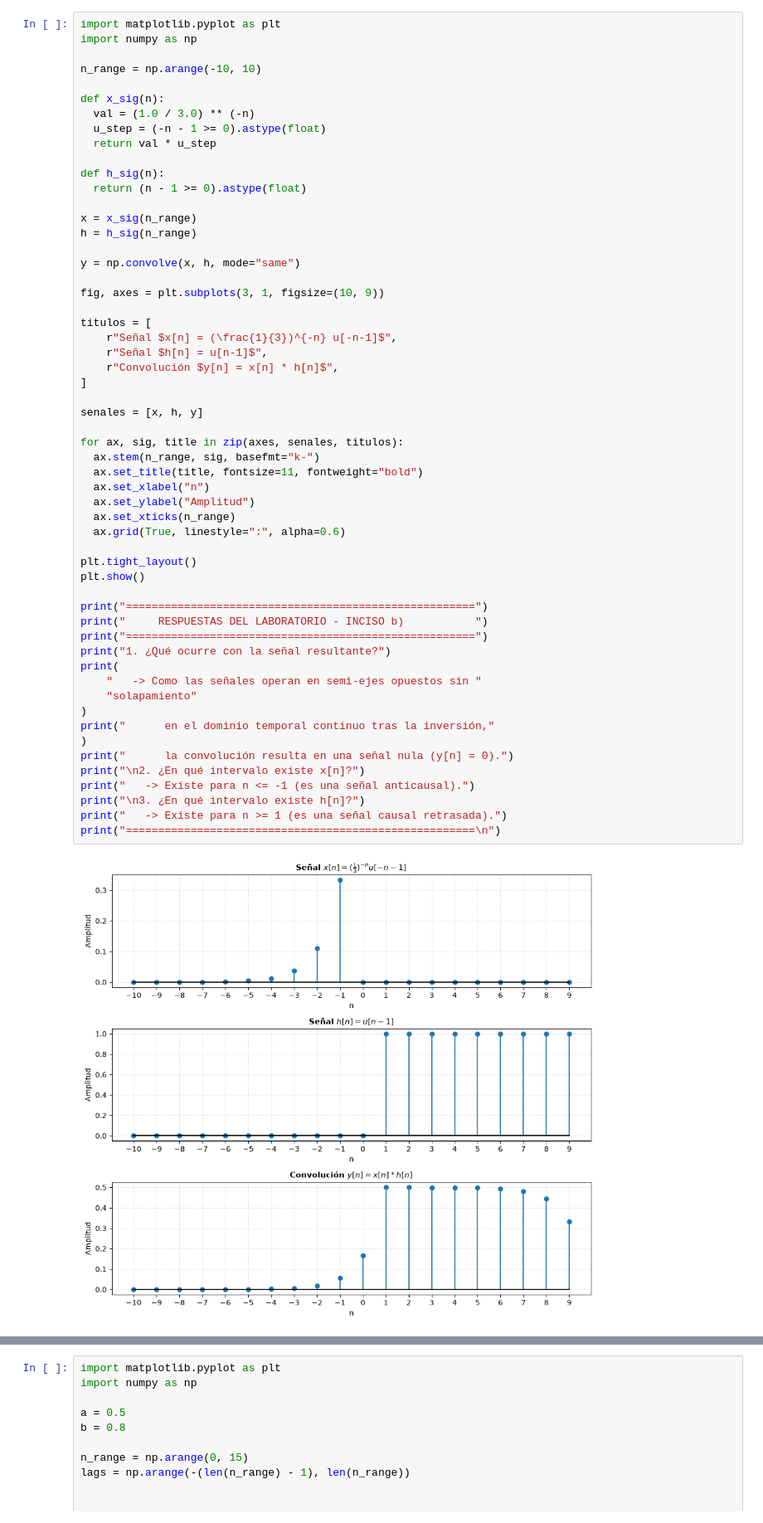
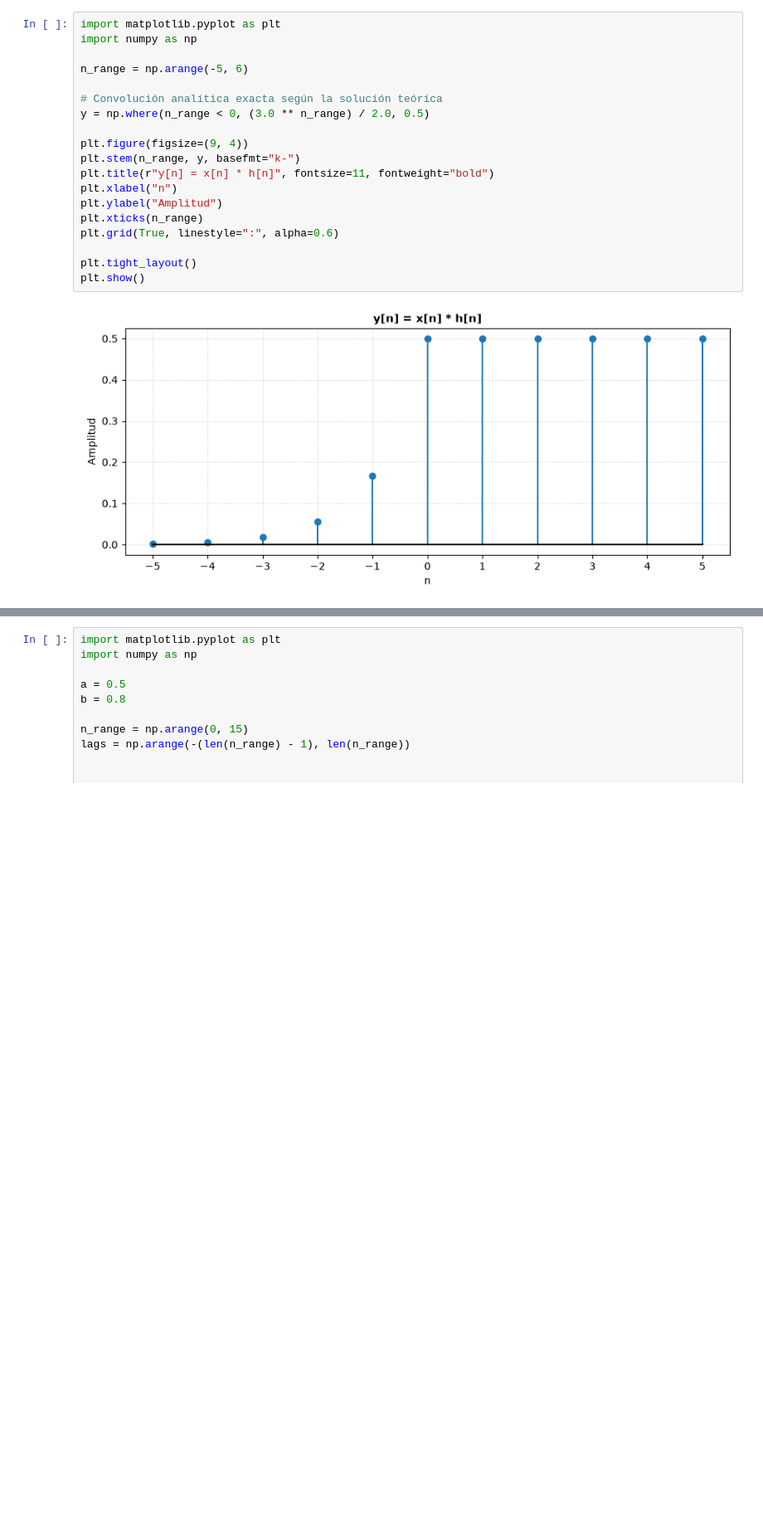
Before and after one commit to JulioOZ-cmyk/Procesamiento-de-senales, a Jupyter notebook: notebooks/Lab2.ipynb, the cells around one changed output, grey strips where cells are left out. Shown at 83% size. Saved outputs shown, nothing was run; the diff lists cells and outputs as text; blank space fills up the shorter version.

```diff
--- a/notebooks/Lab2.ipynb
+++ b/notebooks/Lab2.ipynb
@@ -85,58 +65,21 @@ print("======================================================\n")
 # %%
 import matplotlib.pyplot as plt
 import numpy as np
 
-n_range = np.arange(-10, 10)
+n_range = np.arange(-5, 6)
 
-def x_sig(n):
-  val = (1.0 / 3.0) ** (-n)
-  u_step = (-n - 1 >= 0).astype(float)
-  return val * u_step
+# Convolución analítica exacta según la solución teórica
+y = np.where(n_range < 0, (3.0 ** n_range) / 2.0, 0.5)
 
-def h_sig(n):
-  return (n - 1 >= 0).astype(float)
-
-x = x_sig(n_range)
-h = h_sig(n_range)
-
-y = np.convolve(x, h, mode="same")
-
-fig, axes = plt.subplots(3, 1, figsize=(10, 9))
-
-titulos = [
-    r"Señal $x[n] = (\frac{1}{3})^{-n} u[-n-1]$",
-    r"Señal $h[n] = u[n-1]$",
-    r"Convolución $y[n] = x[n] * h[n]$",
-]
-
-senales = [x, h, y]
-
-for ax, sig, title in zip(axes, senales, titulos):
-  ax.stem(n_range, sig, basefmt="k-")
-  ax.set_title(title, fontsize=11, fontweight="bold")
-  ax.set_xlabel("n")
-  ax.set_ylabel("Amplitud")
-  ax.set_xticks(n_range)
-  ax.grid(True, linestyle=":", alpha=0.6)
+plt.figure(figsize=(9, 4))
+plt.stem(n_range, y, basefmt="k-")
+plt.title(r"y[n] = x[n] * h[n]", fontsize=11, fontweight="bold")
+plt.xlabel("n")
+plt.ylabel("Amplitud")
+plt.xticks(n_range)
+plt.grid(True, linestyle=":", alpha=0.6)
 
 plt.tight_layout()
 plt.show()
-
-print("======================================================")
-print("     RESPUESTAS DEL LABORATORIO - INCISO b)           ")
-print("======================================================")
-print("1. ¿Qué ocurre con la señal resultante?")
-print(
-    "   -> Como las señales operan en semi-ejes opuestos sin "
-    "solapamiento"
-)
-print("      en el dominio temporal continuo tras la inversión,"
-)
-print("      la convolución resulta en una señal nula (y[n] = 0).")
-print("\n2. ¿En qué intervalo existe x[n]?")
-print("   -> Existe para n <= -1 (es una señal anticausal).")
-print("\n3. ¿En qué intervalo existe h[n]?")
-print("   -> Existe para n >= 1 (es una señal causal retrasada).")
-print("======================================================\n")
 # %% [output]
-[figure, old version]
+[figure, new version]
```
Also changed, not shown: parts of 2 cells of this notebook.
